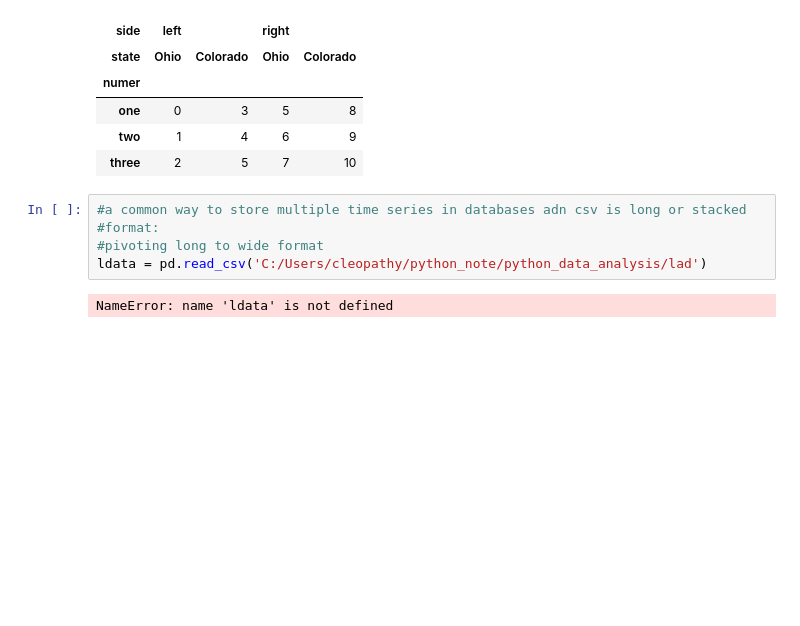
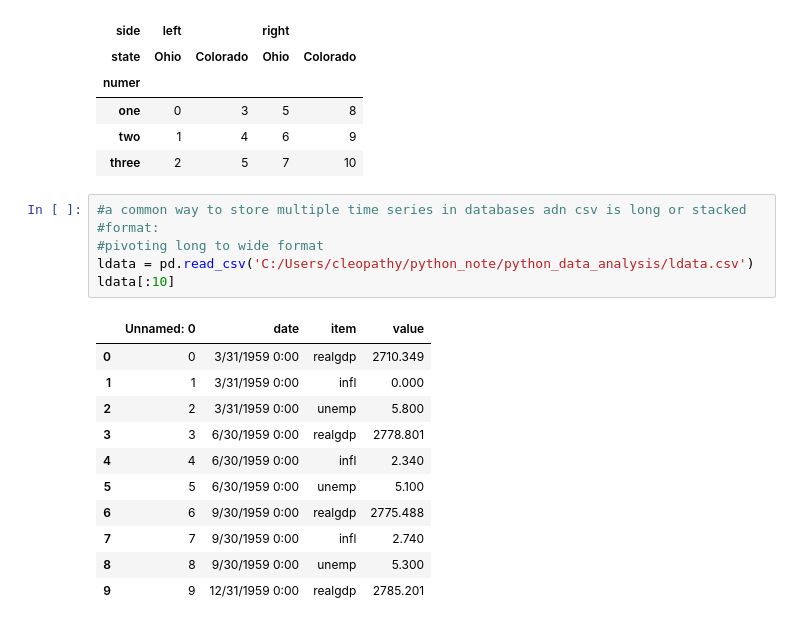
Before and after one commit to shuangsong/python_data_analysis, a Jupyter notebook: note_3.ipynb, the cells around one changed output. Saved outputs shown, nothing was run; the diff lists cells and outputs as text; blank space fills up the shorter version.

```diff
--- a/note_3.ipynb
+++ b/note_3.ipynb
@@ -818,7 +818,18 @@ df.unstack('state')
 # %%
 #a common way to store multiple time series in databases adn csv is long or stacked
 #format:
 #pivoting long to wide format
-ldata = pd.read_csv('C:/Users/cleopathy/python_note/python_data_analysis/lad')
+ldata = pd.read_csv('C:/Users/cleopathy/python_note/python_data_analysis/ldata.csv')
+ldata[:10]
 # %% [output]
-NameError: name 'ldata' is not defined
+|  | Unnamed: 0 | date | item | value |
+| 0 | 0 | 3/31/1959 0:00 | realgdp | 2710.349 |
+| 1 | 1 | 3/31/1959 0:00 | infl | 0.000 |
+| 2 | 2 | 3/31/1959 0:00 | unemp | 5.800 |
+| 3 | 3 | 6/30/1959 0:00 | realgdp | 2778.801 |
+| 4 | 4 | 6/30/1959 0:00 | infl | 2.340 |
+| 5 | 5 | 6/30/1959 0:00 | unemp | 5.100 |
+| 6 | 6 | 9/30/1959 0:00 | realgdp | 2775.488 |
+| 7 | 7 | 9/30/1959 0:00 | infl | 2.740 |
+| 8 | 8 | 9/30/1959 0:00 | unemp | 5.300 |
+| 9 | 9 | 12/31/1959 0:00 | realgdp | 2785.201 |
```
Also changed, not shown: parts of 5 cells of this notebook.
